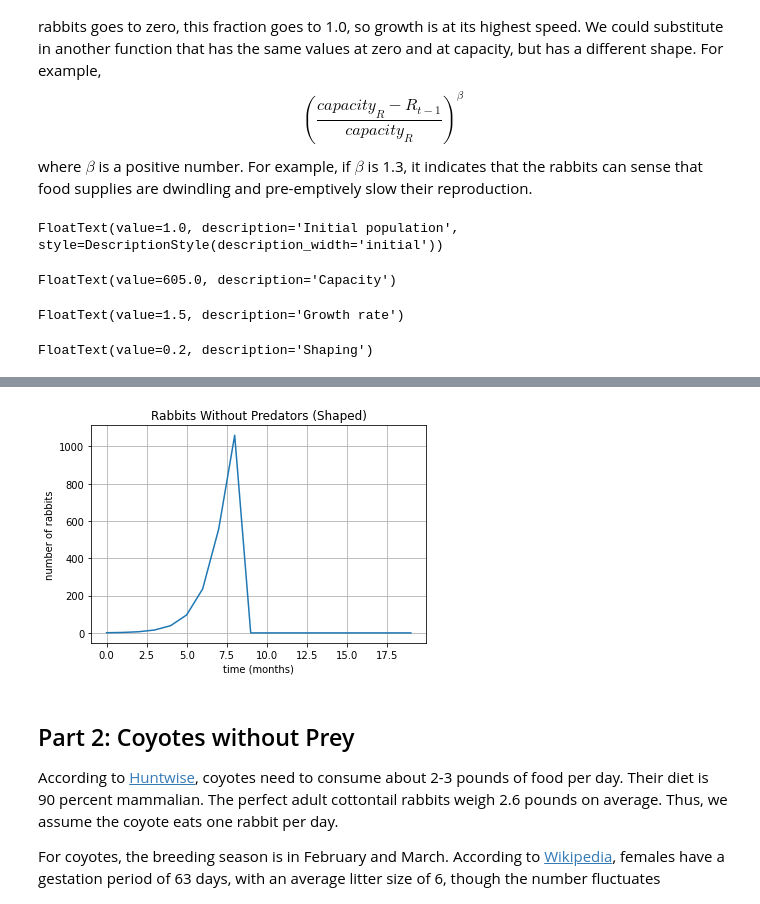
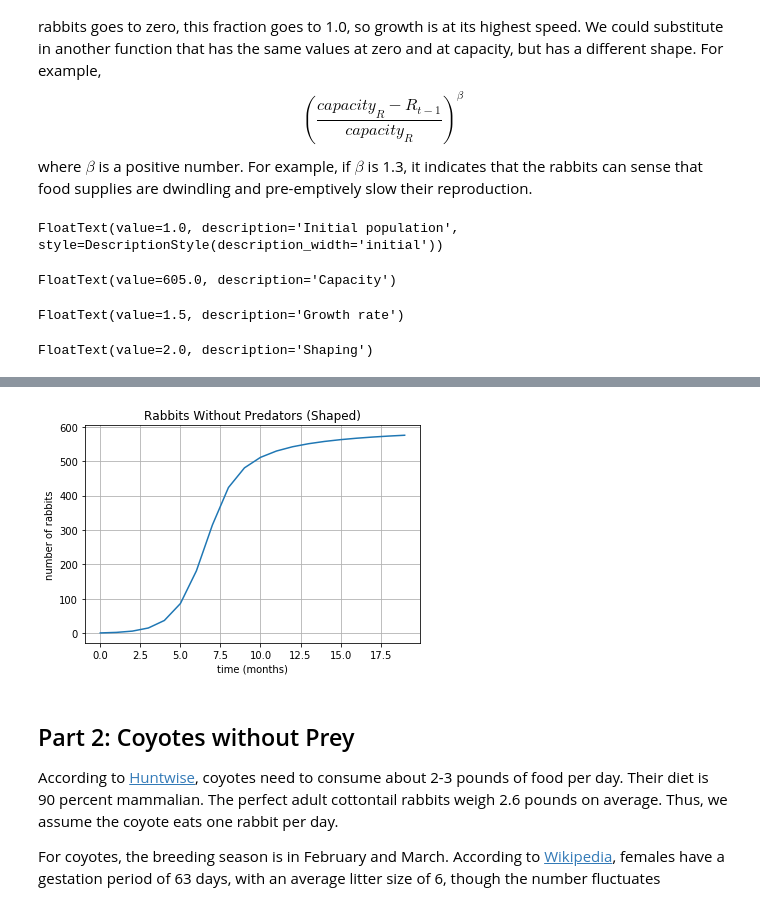
Before and after one commit to hillegass/complex-sim, a Jupyter notebook: src/dev3.ipynb, the cells around one changed output, grey strips where cells are left out. Drawn from its saved outputs; the diff is of its cells as text; code cells hidden in the pictures.

```diff
--- a/src/dev3.ipynb
+++ b/src/dev3.ipynb
@@ -86,46 +86,46 @@ where $\beta$ is a positive number. For example, if $\beta$ is 1.3, it indicates
 # %%
 %matplotlib inline
 import math
 style = {'description_width': 'initial'}
-capacity_R = widgets.FloatText(description="Capacity", value=605)
-growth_rate_R = widgets.FloatText(description="Growth rate", value=1.5)
-initial_R = widgets.FloatText(description="Initial population",style=style, value=1)
-shaping_R = widgets.FloatText(description="Shaping", value=1.3)
-button_R = widgets.Button(description="Plot Graph")
-display(initial_R, capacity_R, growth_rate_R, shaping_R, button_R)
+capacity_R_2 = widgets.FloatText(description="Capacity", value=605)
+growth_rate_R_2 = widgets.FloatText(description="Growth rate", value=1.5)
+initial_R_2 = widgets.FloatText(description="Initial population",style=style, value=1)
+shaping_R_2 = widgets.FloatText(description="Shaping", value=1.3)
+button_R_2 = widgets.Button(description="Plot Graph")
+display(initial_R_2, capacity_R_2, growth_rate_R_2, shaping_R_2, button_R_2)
 
 def plot_graph_r(b):
     clear_output()
-    display(initial_R, capacity_R, growth_rate_R, shaping_R, button_R)
+    display(initial_R_2, capacity_R_2, growth_rate_R_2, shaping_R_2, button_R_2)
     fig = plt.figure()
     ax = fig.add_subplot(111)
     t = np.arange(0, 20, 1)
     s = np.zeros(t.shape)
-    R = initial_R.value
-    beta = float(shaping_R.value)
+    R = initial_R_2.value
+    beta = float(shaping_R_2.value)
     for i in range(t.shape[0]):
         s[i] = R
-        reserve_ratio = (capacity_R.value - R)/capacity_R.value
+        reserve_ratio = (capacity_R_2.value - R)/capacity_R_2.value
         if reserve_ratio > 0.0:
-            R = R + R * growth_rate_R.value * reserve_ratio**beta
+            R = R + R * growth_rate_R_2.value * reserve_ratio**beta
         else:
-            R = R - R * growth_rate_R.value * (-1.0 * reserve_ratio)**beta
+            R = R - R * growth_rate_R_2.value * (-1.0 * reserve_ratio)**beta
         if R < 0.0:
             R = 0
 
     ax.plot(t, s)
     ax.set(xlabel='time (months)', ylabel='number of rabbits',
        title='Rabbits Without Predators (Shaped)')
     ax.grid()
 
-button_R.on_click(plot_graph_r)
+button_R_2.on_click(plot_graph_r)
 # %% [output]
 FloatText(value=1.0, description='Initial population', style=DescriptionStyle(description_width='initial'))
 FloatText(value=605.0, description='Capacity')
 FloatText(value=1.5, description='Growth rate')
-FloatText(value=0.2, description='Shaping')
+FloatText(value=2.0, description='Shaping')
 [interactive output not drawn]
-[figure, old version]
+[figure, new version]
 # %% [markdown]
 ## Part 2: Coyotes without Prey
 According to [Huntwise](https://www.besthuntingtimes.com/blog/2020/2/3/why-you-should-coyote-hunt-how-to-get-started), coyotes need to consume about 2-3 pounds of food per day. Their diet is 90 percent mammalian. The perfect adult cottontail rabbits weigh 2.6 pounds on average. Thus, we assume the coyote eats one rabbit per day.
```
Also changed, not shown: parts of 2 cells of this notebook.
